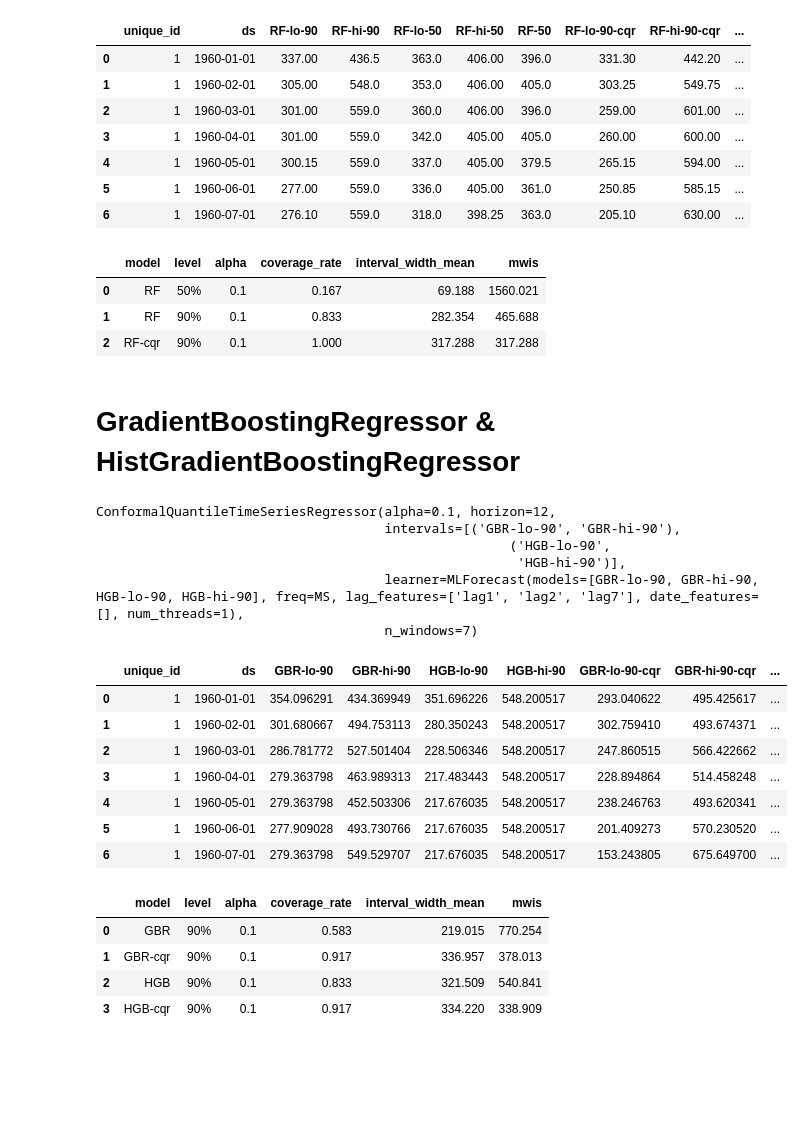
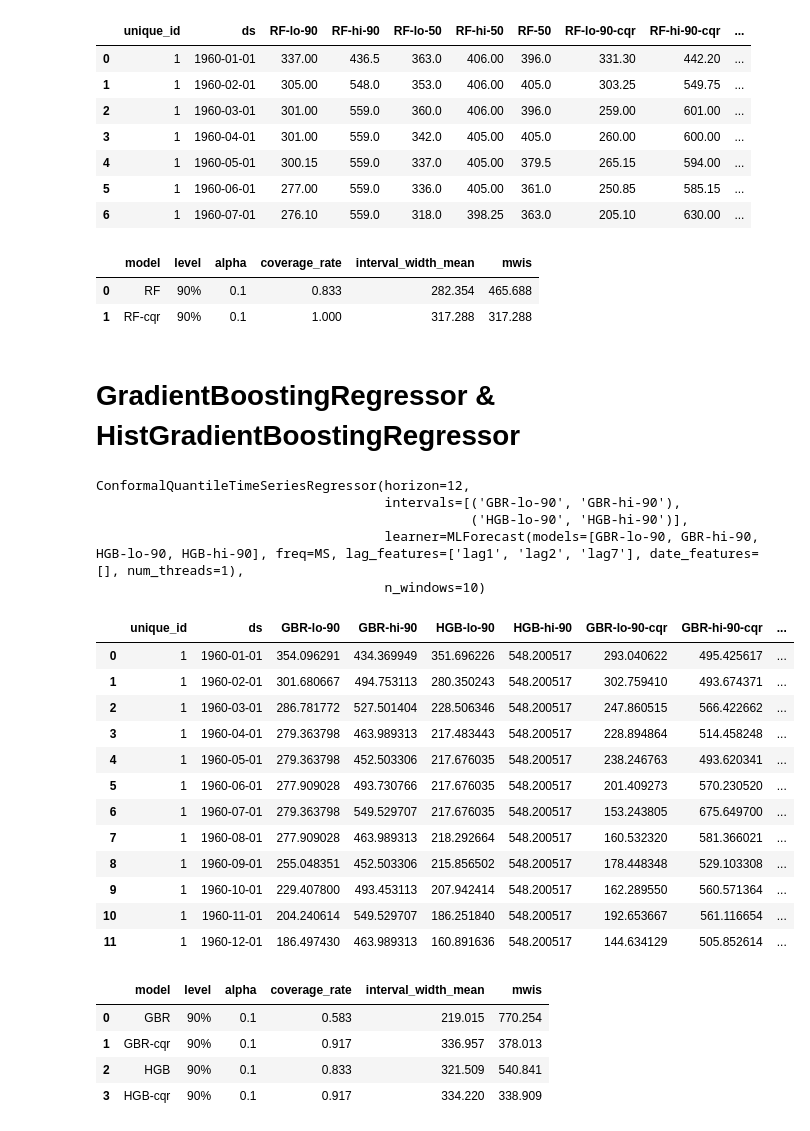
Before and after one commit to heylucasleao/tinyconformal, a Jupyter notebook: examples/series/tscqr.ipynb, the cells around one changed output. Drawn from its saved outputs; the diff is of its cells as text; code cells hidden in the pictures; blank space fills up the shorter version.

```diff
--- a/examples/series/tscqr.ipynb
+++ b/examples/series/tscqr.ipynb
@@ -131,11 +131,3 @@ ConformalQuantileTimeSeriesRegressor(horizon=12,
                                      intervals={('RF-lo-90', 'RF-hi-90'): 'RF-50'},
                                      learner=MLForecast(models=[RF-lo-90, RF-hi-90, RF-lo-50, RF-hi-50, RF-50], freq=MS, lag_features=['lag1', 'lag2', 'lag7'], date_features=[], num_threads=1),
                                      n_windows=7)
-# %%
-cqr = ConformalQuantileTimeSeriesRegressor(
-     learner=models,
-     horizon=12,
-     intervals={("RF-lo-90", "RF-hi-90"): "RF-50"},
-     n_windows=7,
- )
-cqr.fit(train, static_features=[])
@@ -159,9 +146,8 @@ cqr.predict_interval(h=7, X_df=test)
 cqr.evaluate(test, h=12)
 # %% [output]
 |  | model | level | alpha | coverage_rate | interval_width_mean | mwis |
-| 0 | RF | 50% | 0.1 | 0.167 | 69.188 | 1560.021 |
-| 1 | RF | 90% | 0.1 | 0.833 | 282.354 | 465.688 |
-| 2 | RF-cqr | 90% | 0.1 | 1.000 | 317.288 | 317.288 |
+| 0 | RF | 90% | 0.1 | 0.833 | 282.354 | 465.688 |
+| 1 | RF-cqr | 90% | 0.1 | 1.000 | 317.288 | 317.288 |
 # %% [markdown]
 # GradientBoostingRegressor & HistGradientBoostingRegressor
 # %%
@@ -187,27 +173,31 @@ cqr = ConformalQuantileTimeSeriesRegressor(
          ("GBR-lo-90", "GBR-hi-90"),
          ("HGB-lo-90", "HGB-hi-90"),
      ],
-     n_windows=7,
+     n_windows=10,
  )
 cqr.fit(train, static_features=[])
 # %% [output]
-ConformalQuantileTimeSeriesRegressor(alpha=0.1, horizon=12,
+ConformalQuantileTimeSeriesRegressor(horizon=12,
                                      intervals=[('GBR-lo-90', 'GBR-hi-90'),
-                                                     ('HGB-lo-90',
-                                                      'HGB-hi-90')],
+                                                ('HGB-lo-90', 'HGB-hi-90')],
                                      learner=MLForecast(models=[GBR-lo-90, GBR-hi-90, HGB-lo-90, HGB-hi-90], freq=MS, lag_features=['lag1', 'lag2', 'lag7'], date_features=[], num_threads=1),
-                                     n_windows=7)
+                                     n_windows=10)
 # %%
-cqr.predict_interval(h=7, X_df=test)
+cqr.predict_interval(h=12)
 # %% [output]
 |  | unique_id | ds | GBR-lo-90 | GBR-hi-90 | HGB-lo-90 | HGB-hi-90 | GBR-lo-90-cqr | GBR-hi-90-cqr | ... |
 | 0 | 1 | 1960-01-01 | 354.096291 | 434.369949 | 351.696226 | 548.200517 | 293.040622 | 495.425617 | ... |
 | 1 | 1 | 1960-02-01 | 301.680667 | 494.753113 | 280.350243 | 548.200517 | 302.759410 | 493.674371 | ... |
 | 2 | 1 | 1960-03-01 | 286.781772 | 527.501404 | 228.506346 | 548.200517 | 247.860515 | 566.422662 | ... |
 | 3 | 1 | 1960-04-01 | 279.363798 | 463.989313 | 217.483443 | 548.200517 | 228.894864 | 514.458248 | ... |
 | 4 | 1 | 1960-05-01 | 279.363798 | 452.503306 | 217.676035 | 548.200517 | 238.246763 | 493.620341 | ... |
 | 5 | 1 | 1960-06-01 | 277.909028 | 493.730766 | 217.676035 | 548.200517 | 201.409273 | 570.230520 | ... |
 | 6 | 1 | 1960-07-01 | 279.363798 | 549.529707 | 217.676035 | 548.200517 | 153.243805 | 675.649700 | ... |
+| 7 | 1 | 1960-08-01 | 277.909028 | 463.989313 | 218.292664 | 548.200517 | 160.532320 | 581.366021 | ... |
+| 8 | 1 | 1960-09-01 | 255.048351 | 452.503306 | 215.856502 | 548.200517 | 178.448348 | 529.103308 | ... |
+| 9 | 1 | 1960-10-01 | 229.407800 | 493.453113 | 207.942414 | 548.200517 | 162.289550 | 560.571364 | ... |
+| 10 | 1 | 1960-11-01 | 204.240614 | 549.529707 | 186.251840 | 548.200517 | 192.653667 | 561.116654 | ... |
+| 11 | 1 | 1960-12-01 | 186.497430 | 463.989313 | 160.891636 | 548.200517 | 144.634129 | 505.852614 | ... |
 # %%
 cqr.evaluate(test, h=12)
 # %% [output]
```
Also changed, not shown: parts of 1 cell of this notebook, 6 other files.
